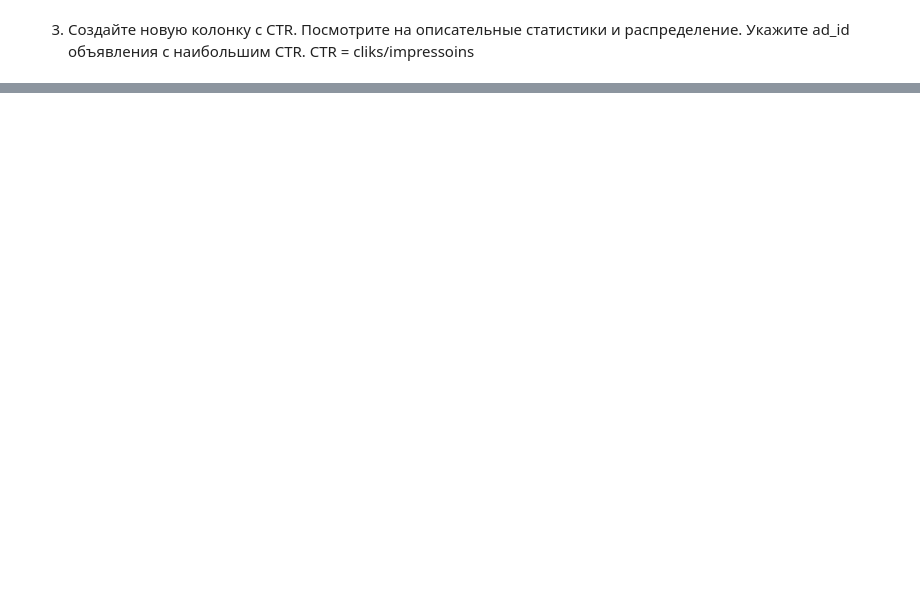
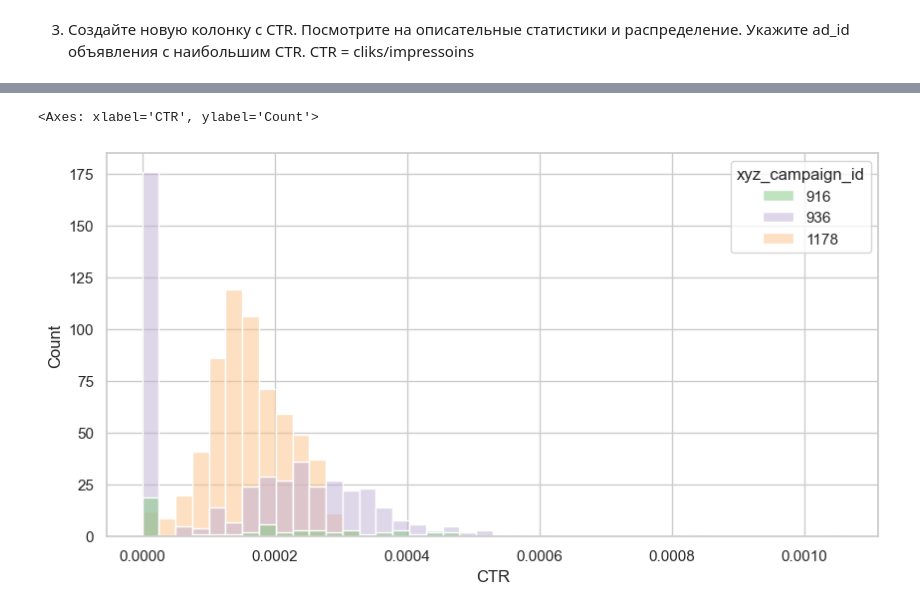
Before and after one commit to Praldmur/Simulation, a Jupyter notebook: 6_mod/2.ipynb, the cells around one changed output, grey strips where cells are left out. Cells and saved outputs as stored; diff of their text form; code cells hidden in the pictures; blank space fills up the shorter version.

```diff
--- a/6_mod/2.ipynb
+++ b/6_mod/2.ipynb
@@ -135,0 +173,5 @@ df['CTR'] =
+# %%
+sns.histplot(data=df, x='CTR', hue='xyz_campaign_id', palette="Accent")
+# %% [output]
+<Axes: xlabel='CTR', ylabel='Count'>
+[figure, added]
```
Also changed, not shown: parts of 20 cells of this notebook, 2 other files.
